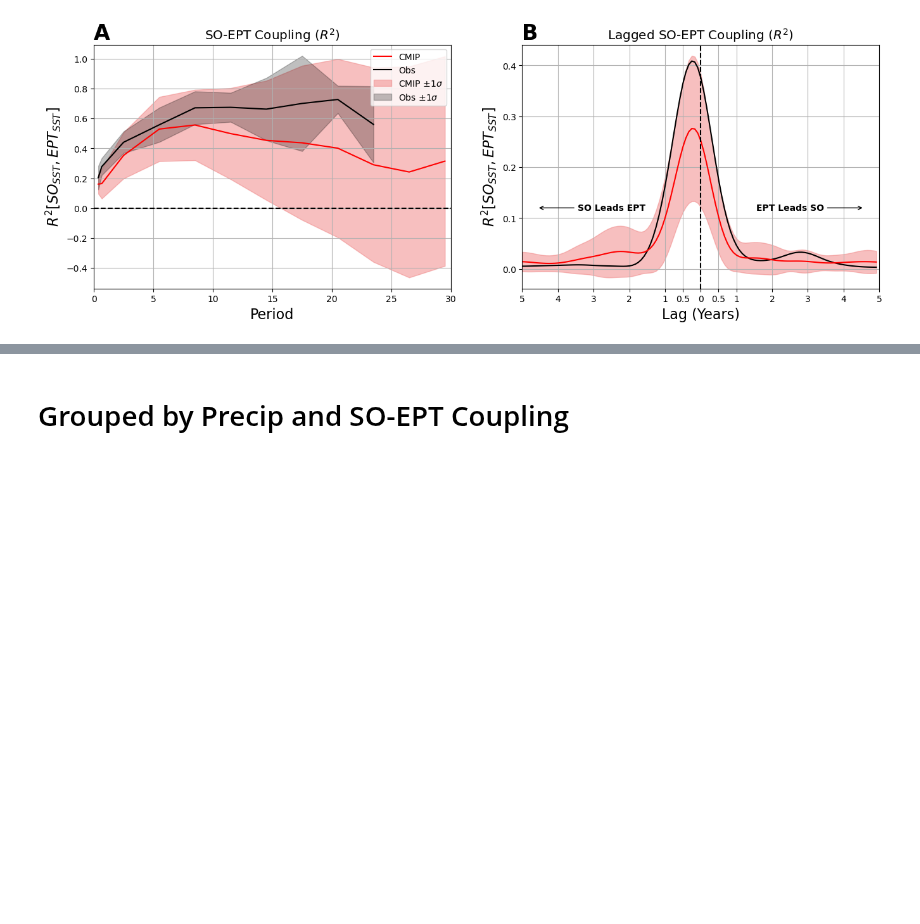
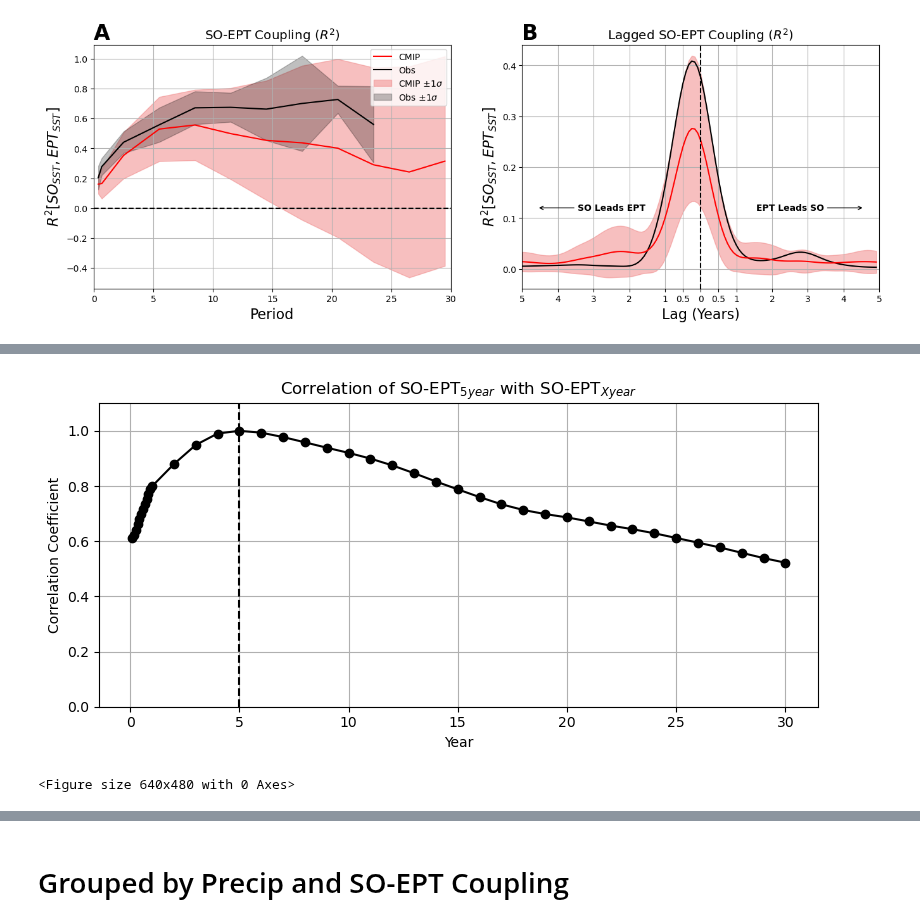
Before and after one commit to zacespinosa/SO-EP-teleconnection, a Jupyter notebook: Figure_Notebooks/Figure_2_time.ipynb, the cells around one changed output, grey strips where cells are left out. Drawn from its saved outputs; the diff is of its cells as text; code cells hidden in the pictures; blank space fills up the shorter version.

```diff
--- a/Figure_Notebooks/Figure_2_time.ipynb
+++ b/Figure_Notebooks/Figure_2_time.ipynb
@@ -669,0 +718,43 @@ plt.savefig("/home/espinosa10/SO-EP-teleconnection/Manuscript_Figures/SI/Figure_
+# %%
+DATA_ROOT = "/home/espinosa10/SO-EP-teleconnection/Data"
+# dEPT/dSO at variance timescales: CMIP
+rvalues_so_ept_coupling = xr.open_dataset(os.path.join(DATA_ROOT, "so_ept_coupling.nc"))
+regs = rvalues_so_ept_coupling["reg"]
+
+ref = regs.sel(years=12*5)
+
+band_centers = regs.years.values
+
+correlations = []
+for bc in band_centers:
+    x = ref.values
+    y = regs.sel(years=bc).values
+    # Handle NaNs explicitly
+    mask = ~np.isnan(x) & ~np.isnan(y)
+    if np.sum(mask) >= 2:
+        corr = np.corrcoef(x[mask], y[mask])[0, 1]
+    else:
+        corr = np.nan
+    correlations.append(corr)
+
+# Convert to array for plotting
+correlations = np.array(correlations)
+
+# Plot correlation vs. years
+plt.figure(figsize=(8, 4))
+plt.plot(band_centers, correlations, marker='o', color='black')
+plt.axvline(12*5, color='black', linestyle='--')
+plt.ylim(0, 1.1)
+plt.xlabel("Year")
+plt.ylabel(r"Correlation Coefficient")
+plt.xticks(ticks=np.arange(0, 12*35, 12*5), labels=np.arange(0, 35, 5))
+plt.title(r"Correlation of SO-EPT$_{5year}$ with SO-EPT$_{Xyear}$")
+plt.grid(True)
+plt.tight_layout()
+plt.show()
+#########################################################################
+plt.savefig("/home/espinosa10/SO-EP-teleconnection/Manuscript_Figures/SI/Figure_SX_2_SO-EPT_timescale.png", dpi=300, bbox_inches="tight")
+plt.savefig("/home/espinosa10/SO-EP-teleconnection/Manuscript_Figures/SI/Figure_SX_2_SO-EPT_timescale.pdf", dpi=300, bbox_inches="tight")
+# %% [output]
+[figure, added]
+<Figure size 640x480 with 0 Axes>
```
Also changed, not shown: parts of 4 cells of this notebook, 2 other files.
